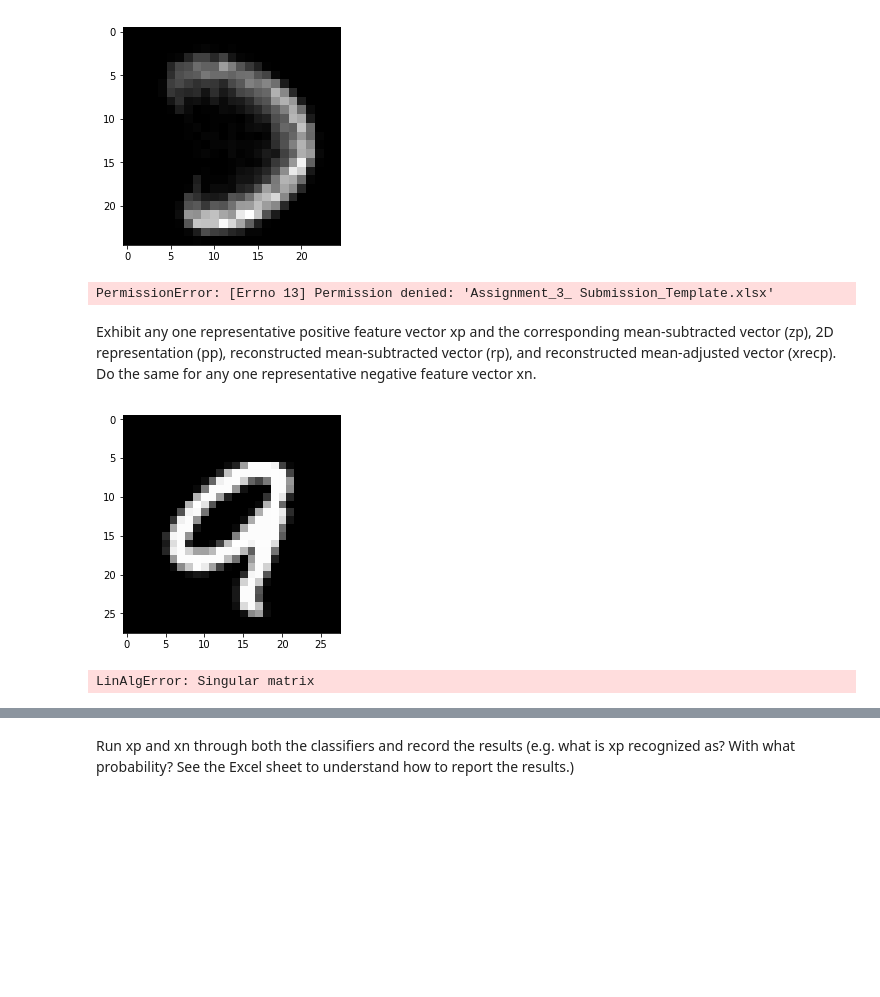
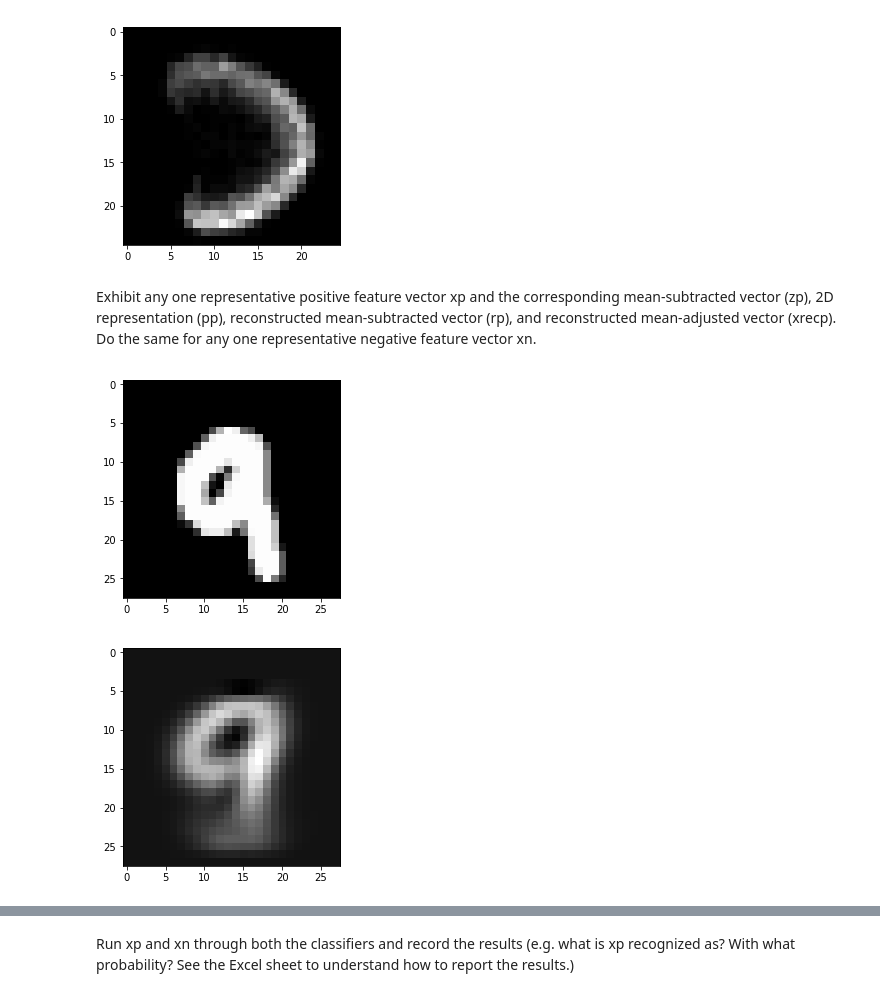
Before and after one commit to yelaura/python-assignments, a Jupyter notebook: Intro to Machine Learning/Assignment 3.ipynb, the cells around one changed output, grey strips where cells are left out. Saved outputs shown, nothing was run; the diff lists cells and outputs as text; code cells hidden in the pictures; blank space fills up the shorter version.

Commit message:
Updated assignment 3

```diff
--- a/Intro to Machine Learning/Assignment 3.ipynb
+++ b/Intro to Machine Learning/Assignment 3.ipynb
@@ -284,21 +269,23 @@ rw.writeExcelData([miu_p, miu_n], "Assignment_3_ Submission_Template.xlsx", "Res
 rw.writeExcelData([ [pmin1, pmax1], [pmin2, pmax2] ], "Assignment_3_ Submission_Template.xlsx", "Results", 17, 2)
 rw.writeExcelData(H1, "Assignment_3_ Submission_Template.xlsx", "Results", 20, 2)
 rw.writeExcelData(H2, "Assignment_3_ Submission_Template.xlsx", "Results", 46, 2)
-rw.writeExcelData(C[0], "Assignment_3_ Submission-template.xlsx", "Results", 12, 2)
-rw.writeExcelData(C[1], "Assignment_3_ Submission-template.xlsx", "Results", 14, 2)
+rw.writeExcelData(c_pca[0], "Assignment_3_ Submission_Template.xlsx", "Results", 12, 2)
+rw.writeExcelData(c_pca[1], "Assignment_3_ Submission_Template.xlsx", "Results", 14, 2)
-# %% [output]
-PermissionError: [Errno 13] Permission denied: 'Assignment_3_ Submission_Template.xlsx'
 # %% [markdown]
 Exhibit any one representative positive feature vector xp and the corresponding mean-subtracted vector (zp), 2D representation (pp), reconstructed mean-subtracted vector (rp), and reconstructed mean-adjusted vector (xrecp). Do the same for any one representative negative feature vector xn.
 # %%
-xp = nines[400]
+xp = nines[620]
 showimage(xp)
 
 zp = xp - X_miu
 
 pp = np.dot(zp, V_new.T)
 
-Bayes_classifier(xp, X_miu, V_new, C, [n_p, n_n])
+rp = np.dot(pp, V_new)
+
+xrecp = rp + X_miu
+
+showimage(xrecp)
 # %% [output]
-[figure, old version]
+[figure, new version]
-LinAlgError: Singular matrix
+[figure, added]
```
Also changed, not shown: parts of 11 cells of this notebook, 2 other files.
